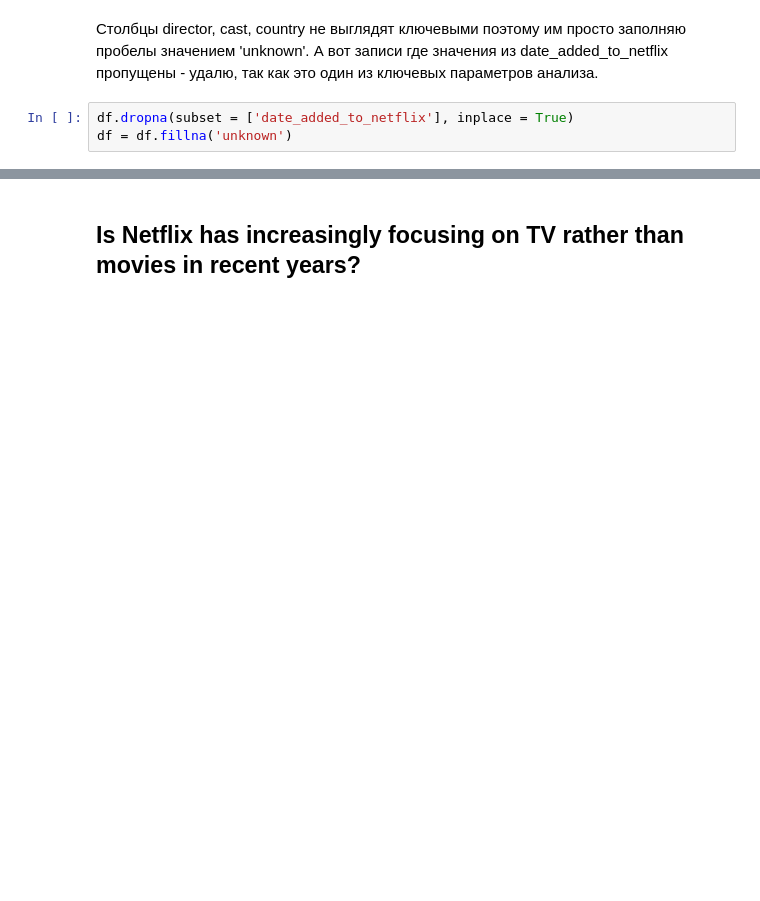
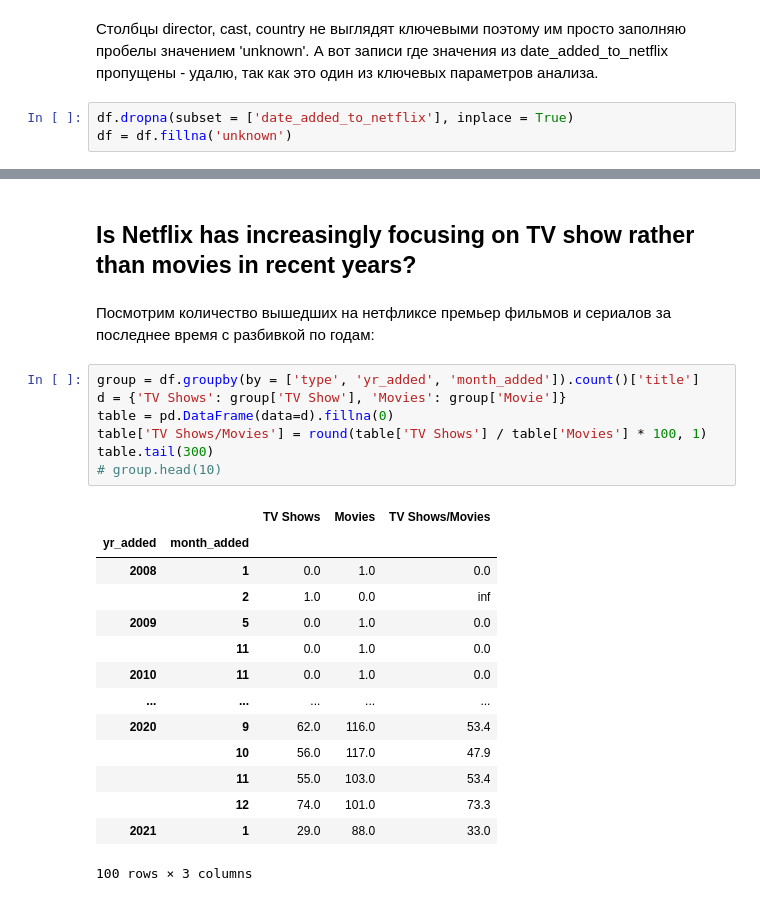
Before and after one commit to Penguin-Run/Netflix_Analysis, a Jupyter notebook: analysis.ipynb, the cells around one changed output, grey strips where cells are left out. Drawn from its saved outputs; the diff is of its cells as text; blank space fills up the shorter version.

```diff
--- a/analysis.ipynb
+++ b/analysis.ipynb
@@ -156,2 +171,26 @@ memory usage: 789.9+ KB
 # %% [markdown]
-## Is Netflix has increasingly focusing on TV rather than movies in recent years?
+## Is Netflix has increasingly focusing on TV show rather than movies in recent years?
+# %% [markdown]
+Посмотрим количество вышедших на нетфликсе премьер фильмов и сериалов за последнее время с разбивкой по годам:
+# %%
+group = df.groupby(by = ['type', 'yr_added', 'month_added']).count()['title']
+d = {'TV Shows': group['TV Show'], 'Movies': group['Movie']}
+table = pd.DataFrame(data=d).fillna(0)
+table['TV Shows/Movies'] = round(table['TV Shows'] / table['Movies'] * 100, 1)
+table.tail(300)
+# group.head(10)
+# %% [output]
+|  |  | TV Shows | Movies | TV Shows/Movies |
+| yr_added | month_added |  |  |  |
+| 2008 | 1 | 0.0 | 1.0 | 0.0 |
+|  | 2 | 1.0 | 0.0 | inf |
+| 2009 | 5 | 0.0 | 1.0 | 0.0 |
+|  | 11 | 0.0 | 1.0 | 0.0 |
+| 2010 | 11 | 0.0 | 1.0 | 0.0 |
+| ... | ... | ... | ... | ... |
+| 2020 | 9 | 62.0 | 116.0 | 53.4 |
+|  | 10 | 56.0 | 117.0 | 47.9 |
+|  | 11 | 55.0 | 103.0 | 53.4 |
+|  | 12 | 74.0 | 101.0 | 73.3 |
+| 2021 | 1 | 29.0 | 88.0 | 33.0 |
+100 rows × 3 columns
```
Also changed, not shown: parts of 9 cells of this notebook.
